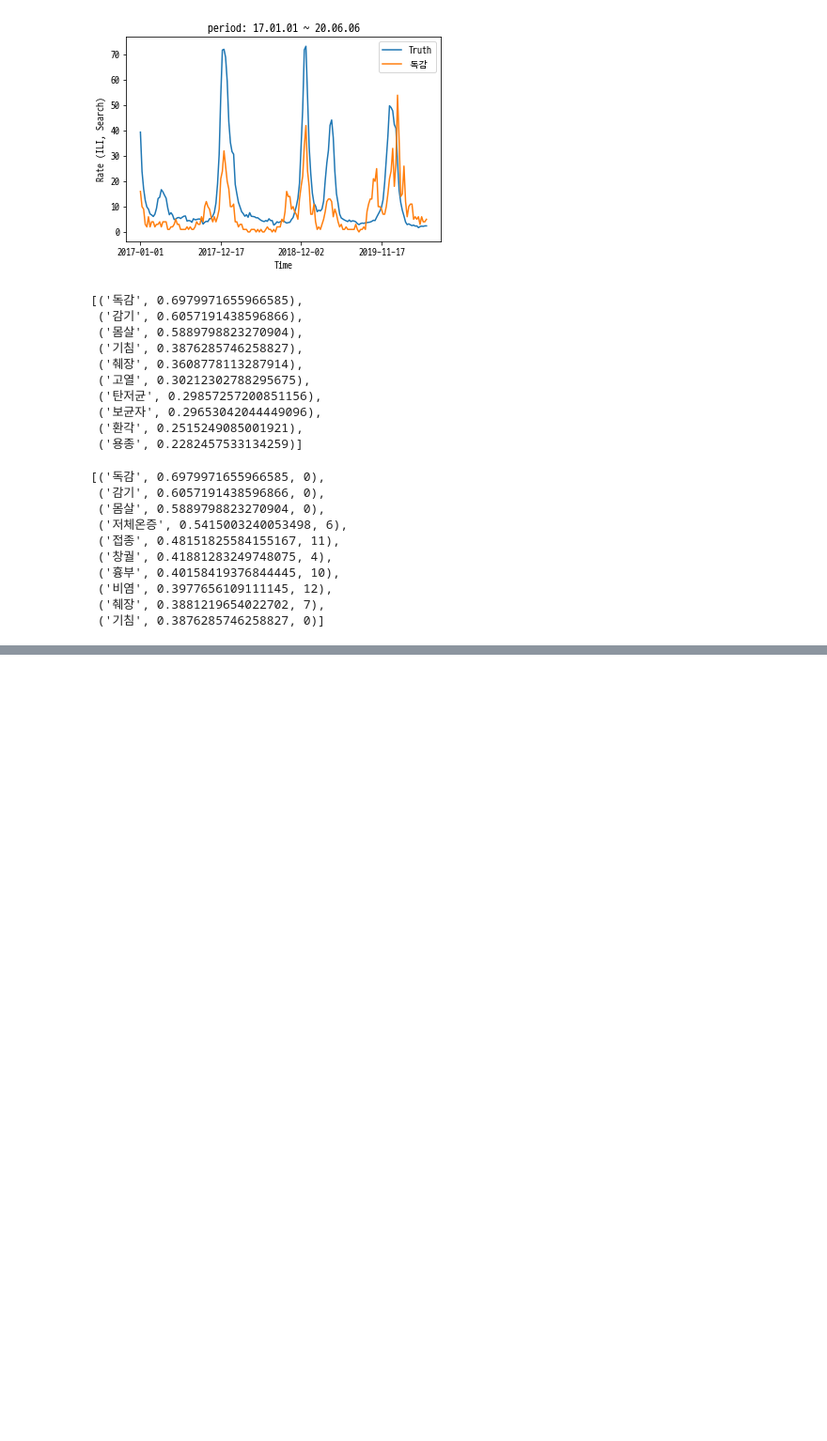
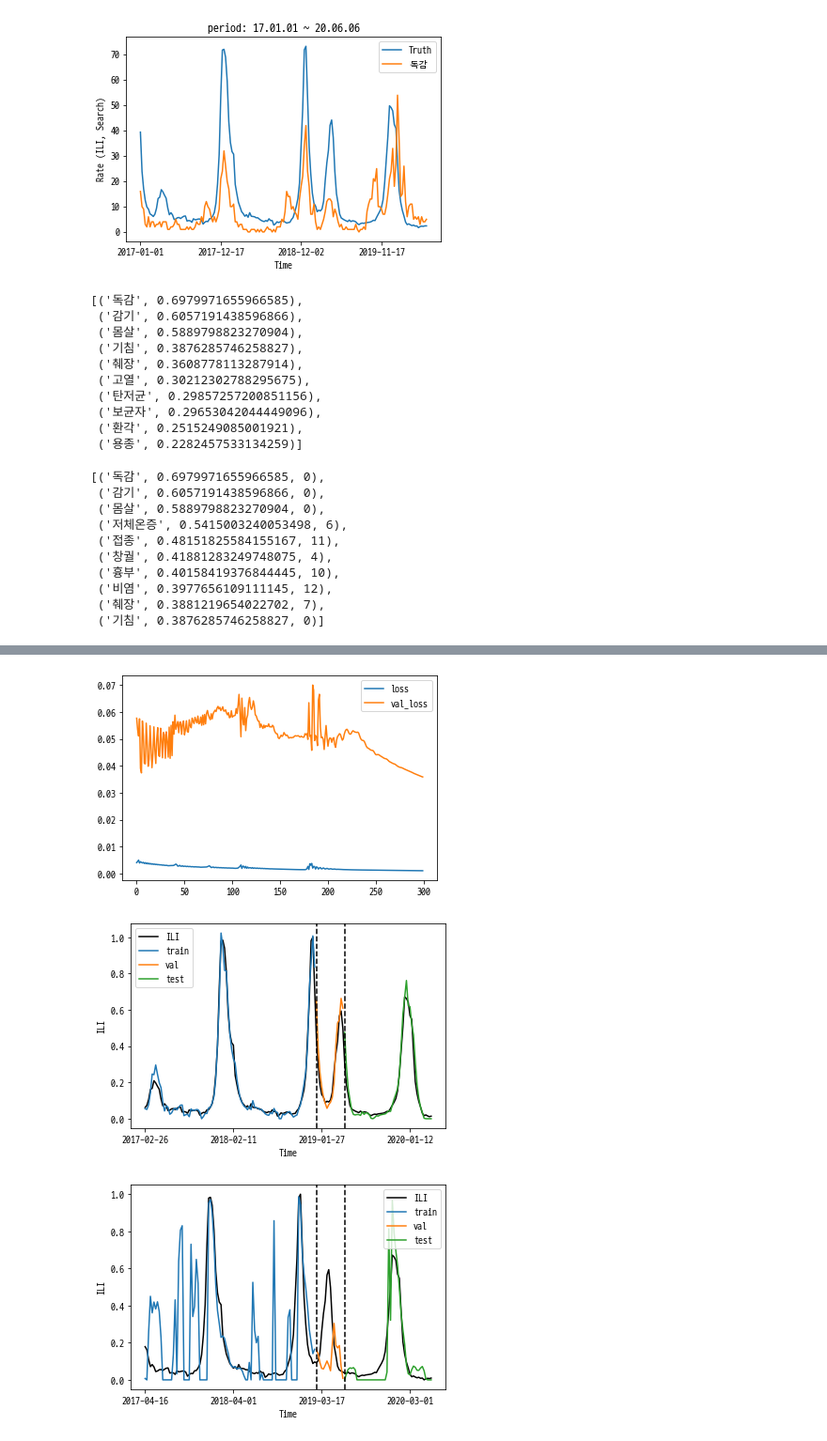
Before and after one commit to Kim-inhwan/multi-encoding-based-influenza-forecasting, a Jupyter notebook: analysis.ipynb, the cells around one changed output, grey strips where cells are left out. Shown at 94% size. Drawn from its saved outputs; the diff is of its cells as text; code cells hidden in the pictures; blank space fills up the shorter version.

```diff
--- a/analysis.ipynb
+++ b/analysis.ipynb
@@ -271,0 +750,6 @@ corr_topn_lag[:10]
+# %%
+history = seq2seq_no_attention.train_model(epochs=300, batch_size=256, save_dir='./models/seq2seq_no_attn', patience=30, plot_history=True)
+seq2seq_no_attention.restore('./models/seq2seq_no_attn')
+seq2seq_no_attention.plot_by_step(0)
+seq2seq_no_attention.plot_by_step(7)
+# %% [output]
@@ -271,0 +773,3 @@ corr_topn_lag[:10]
+[figure, added]
+[figure, added]
+[figure, added]
```
Also changed, not shown: parts of 25 cells of this notebook, 3 other files.
